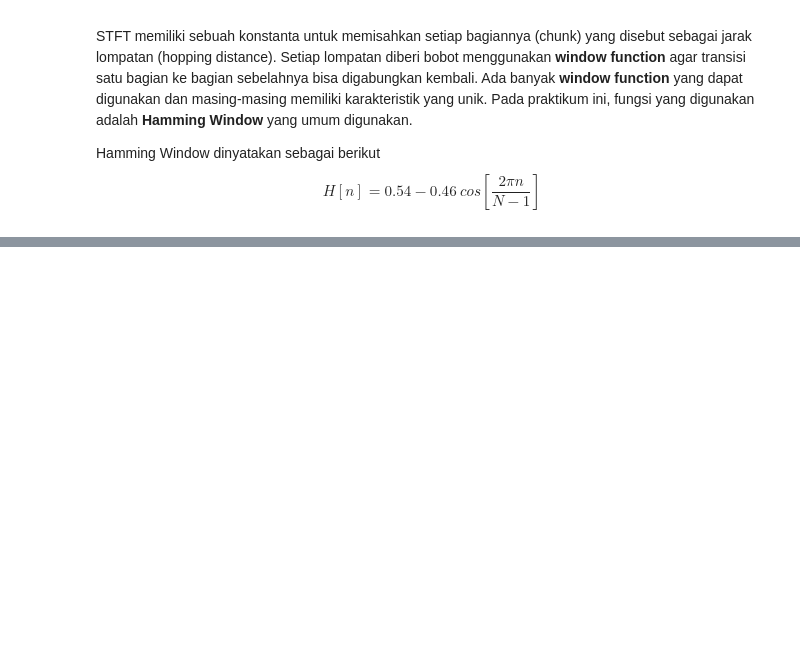
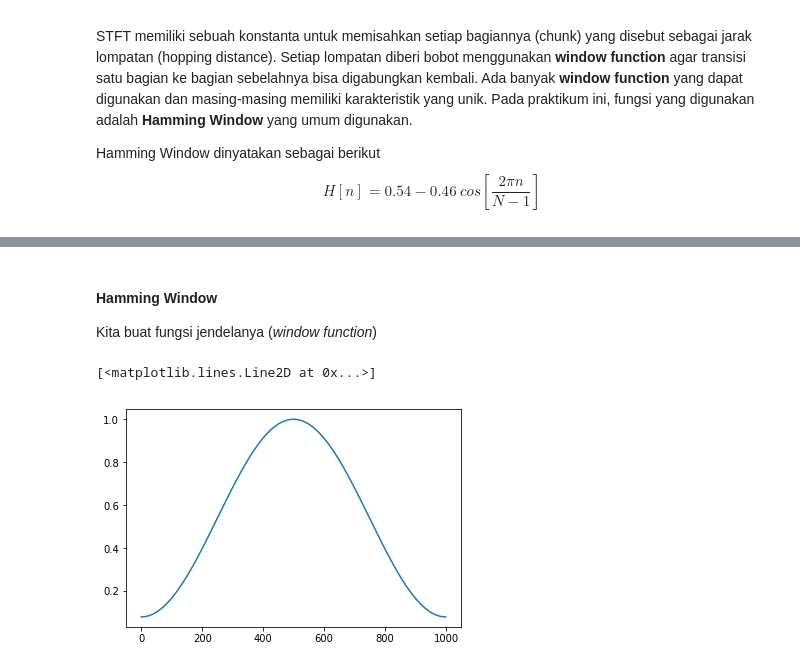
Before and after one commit to Arasy/PraktekNLP, a Jupyter notebook: PraktikumNLP-Audio-1.ipynb, the cells around one changed output, grey strips where cells are left out. Saved outputs shown, nothing was run; the diff lists cells and outputs as text; code cells hidden in the pictures; blank space fills up the shorter version.

```diff
--- a/PraktikumNLP-Audio-1.ipynb
+++ b/PraktikumNLP-Audio-1.ipynb
@@ -213,0 +235,17 @@ $$H[n] = 0.54 - 0.46\ cos \left[ \frac{2\pi n}{N - 1} \right]$$
+# %%
+#generate sinyal
+fs = 48000                   # frekuensi sampel
+
+t = np.linspace(0, 1, fs)    # sampel
+A = 1                        # unit
+f = 220                      # Hz
+
+y = A * np.sin(2 * np.pi * f * t)
+
+#ambil sebagian dari sinyal tersebut
+N = 1000                     # frame size
+chunk = y[:N]
+
+#plot
+plt.plot(chunk)
+plt.show
@@ -213,0 +255,9 @@ $$H[n] = 0.54 - 0.46\ cos \left[ \frac{2\pi n}{N - 1} \right]$$
+# %% [markdown]
+#### Hamming Window
+Kita buat fungsi jendelanya (*window function*)
+# %%
+H = 0.54 - 0.46 *  np.cos(2 * np.pi * np.arange(0, N) / (N - 1))
+plt.plot(H)
+# %% [output]
+[<matplotlib.lines.Line2D at 0x...>]
+[figure, added]
```
Also changed, not shown: parts of 9 cells of this notebook.
